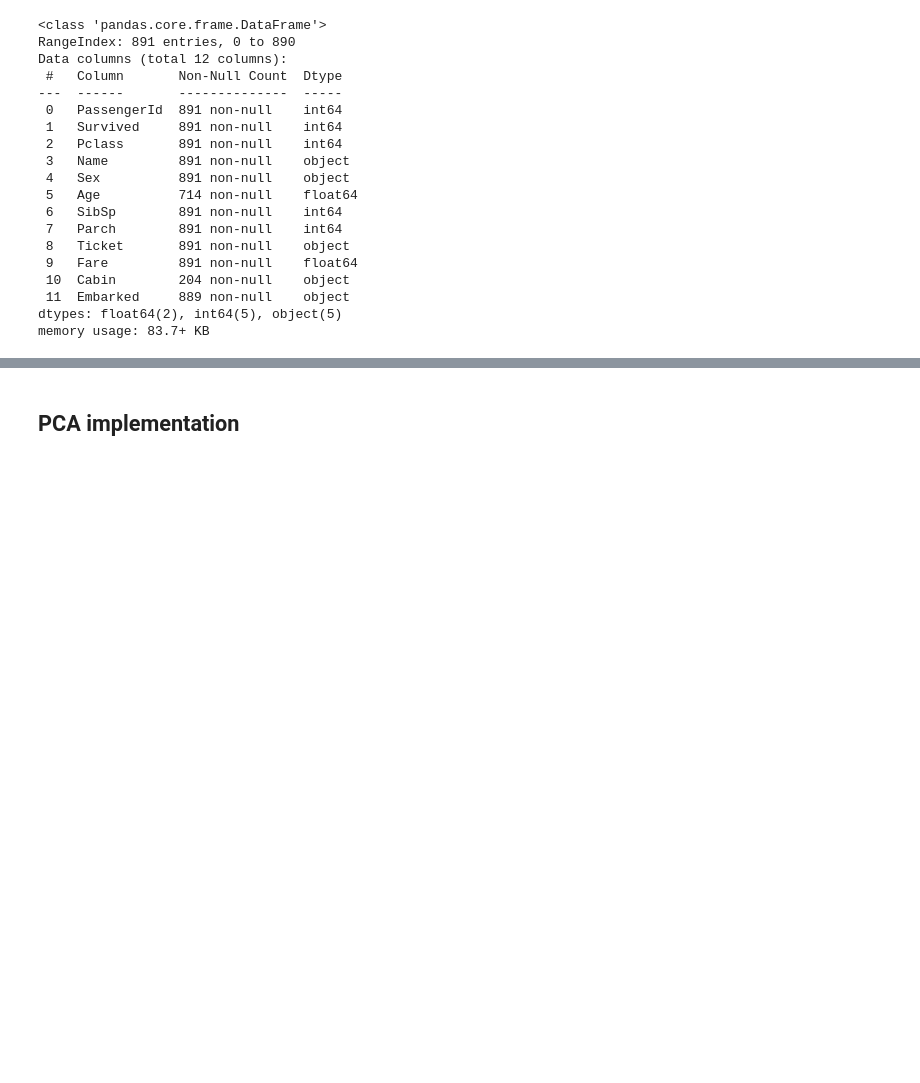
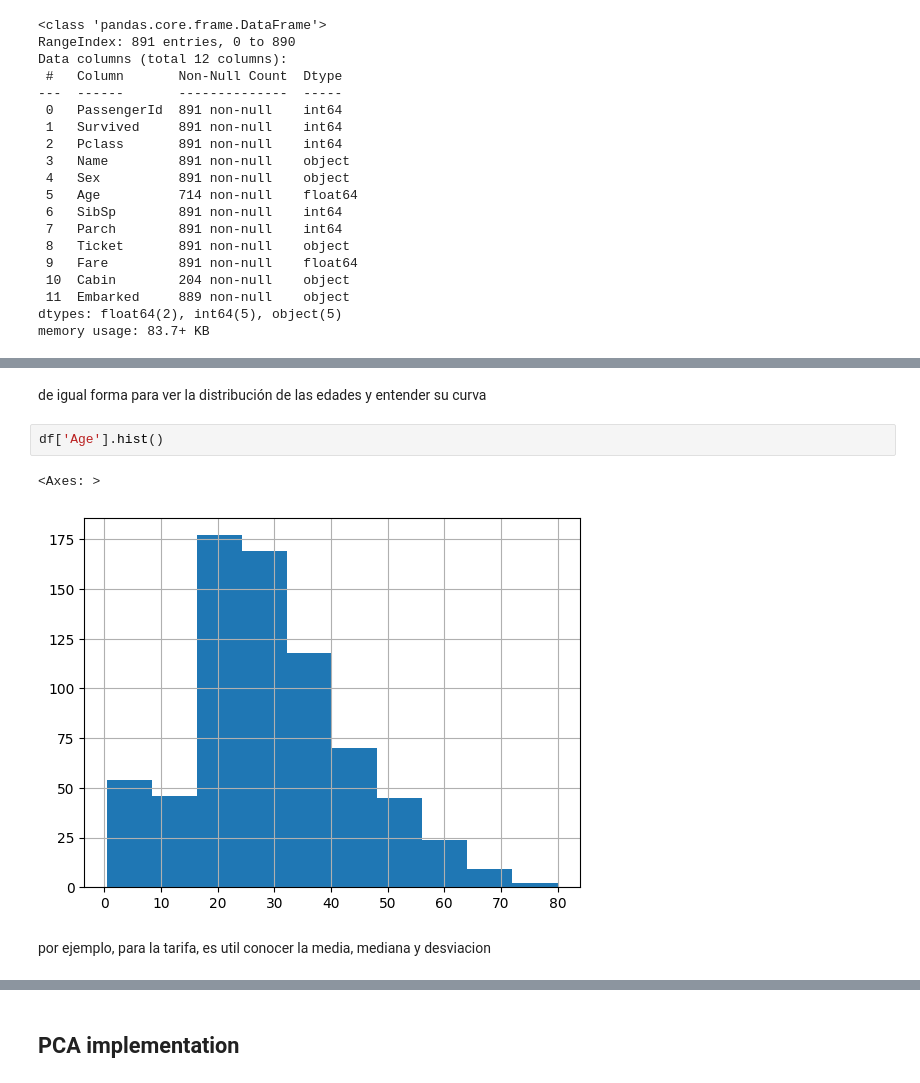
Before and after one commit to Macreat/MLT-LR, a Jupyter notebook: PYDevEnv/devContent/tasks/5thTask/basis.ipynb, the cells around one changed output, grey strips where cells are left out. Drawn from its saved outputs; the diff is of its cells as text; blank space fills up the shorter version.

```diff
--- a/PYDevEnv/devContent/tasks/5thTask/basis.ipynb
+++ b/PYDevEnv/devContent/tasks/5thTask/basis.ipynb
@@ -126,0 +138,9 @@ memory usage: 83.7+ KB
+# %% [markdown]
+de igual forma para ver la distribución de las edades y entender su curva
+# %%
+df['Age'].hist()
+# %% [output]
+<Axes: >
+[figure, added]
+# %% [markdown]
+por ejemplo, para la tarifa, es util conocer la media, mediana y desviacion
```
Also changed, not shown: parts of 18 cells of this notebook.
